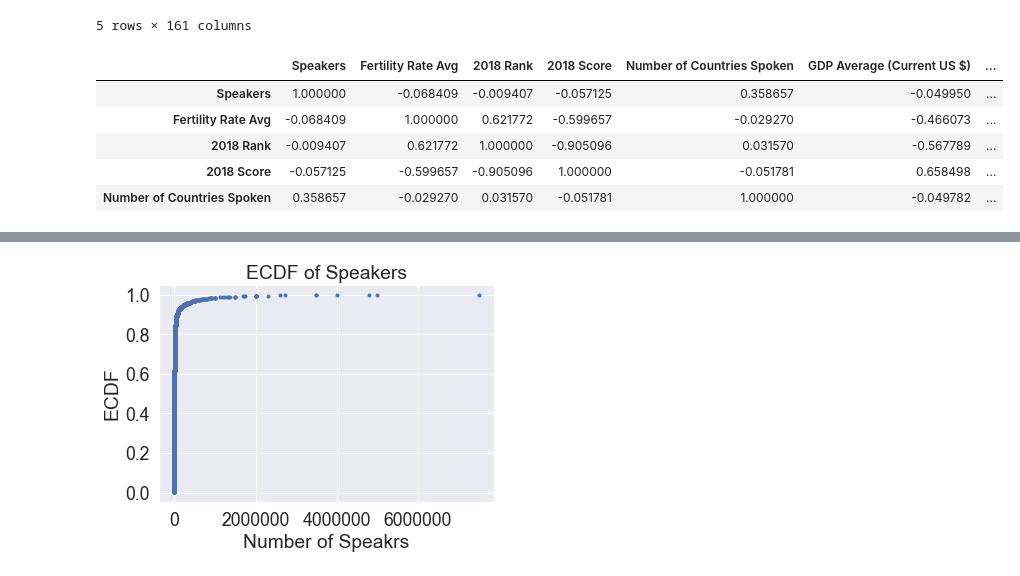
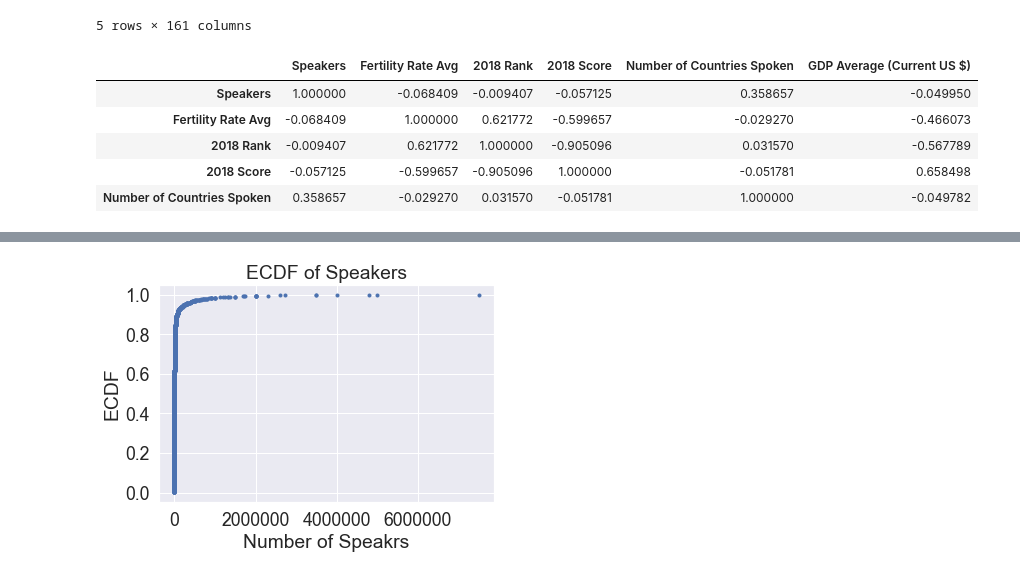
Before and after one commit to AlexEBall/Endangered_Languages_Capstone_Proj_1, a Jupyter notebook: statistical_inferences/Applied Inferential Statistics.ipynb, the cells around one changed output, grey strips where cells are left out. Saved outputs shown, nothing was run; the diff lists cells and outputs as text; code cells hidden in the pictures.

```diff
--- a/statistical_inferences/Applied Inferential Statistics.ipynb
+++ b/statistical_inferences/Applied Inferential Statistics.ipynb
@@ -25,18 +25,17 @@ endangered_languages.head()
 5 rows × 161 columns
 # %%
 columns_to_keep = ['Speakers', 'Fertility Rate Avg', '2018 Rank', '2018 Score', 'Number of Countries Spoken',
-                  'GDP Average (Current US $)', 'Critically endangered', 'Definitely endangered', 'Extinct',
-                   'Severely endangered', 'Vulnerable']
+                  'GDP Average (Current US $)']
 endangered_languages_scaled_down = endangered_languages[columns_to_keep]
 
 endangered_languages_to_matrix = endangered_languages_scaled_down.corr()
 endangered_languages_to_matrix.head()
 # %% [output]
-|  | Speakers | Fertility Rate Avg | 2018 Rank | 2018 Score | Number of Countries Spoken | GDP Average (Current US $) | ... |
-| Speakers | 1.000000 | -0.068409 | -0.009407 | -0.057125 | 0.358657 | -0.049950 | ... |
-| Fertility Rate Avg | -0.068409 | 1.000000 | 0.621772 | -0.599657 | -0.029270 | -0.466073 | ... |
-| 2018 Rank | -0.009407 | 0.621772 | 1.000000 | -0.905096 | 0.031570 | -0.567789 | ... |
-| 2018 Score | -0.057125 | -0.599657 | -0.905096 | 1.000000 | -0.051781 | 0.658498 | ... |
-| Number of Countries Spoken | 0.358657 | -0.029270 | 0.031570 | -0.051781 | 1.000000 | -0.049782 | ... |
+|  | Speakers | Fertility Rate Avg | 2018 Rank | 2018 Score | Number of Countries Spoken | GDP Average (Current US $) |
+| Speakers | 1.000000 | -0.068409 | -0.009407 | -0.057125 | 0.358657 | -0.049950 |
+| Fertility Rate Avg | -0.068409 | 1.000000 | 0.621772 | -0.599657 | -0.029270 | -0.466073 |
+| 2018 Rank | -0.009407 | 0.621772 | 1.000000 | -0.905096 | 0.031570 | -0.567789 |
+| 2018 Score | -0.057125 | -0.599657 | -0.905096 | 1.000000 | -0.051781 | 0.658498 |
+| Number of Countries Spoken | 0.358657 | -0.029270 | 0.031570 | -0.051781 | 1.000000 | -0.049782 |
 # %%
 # This will find the pearson correlation coeficient
```
Also changed, not shown: parts of 25 cells of this notebook.
